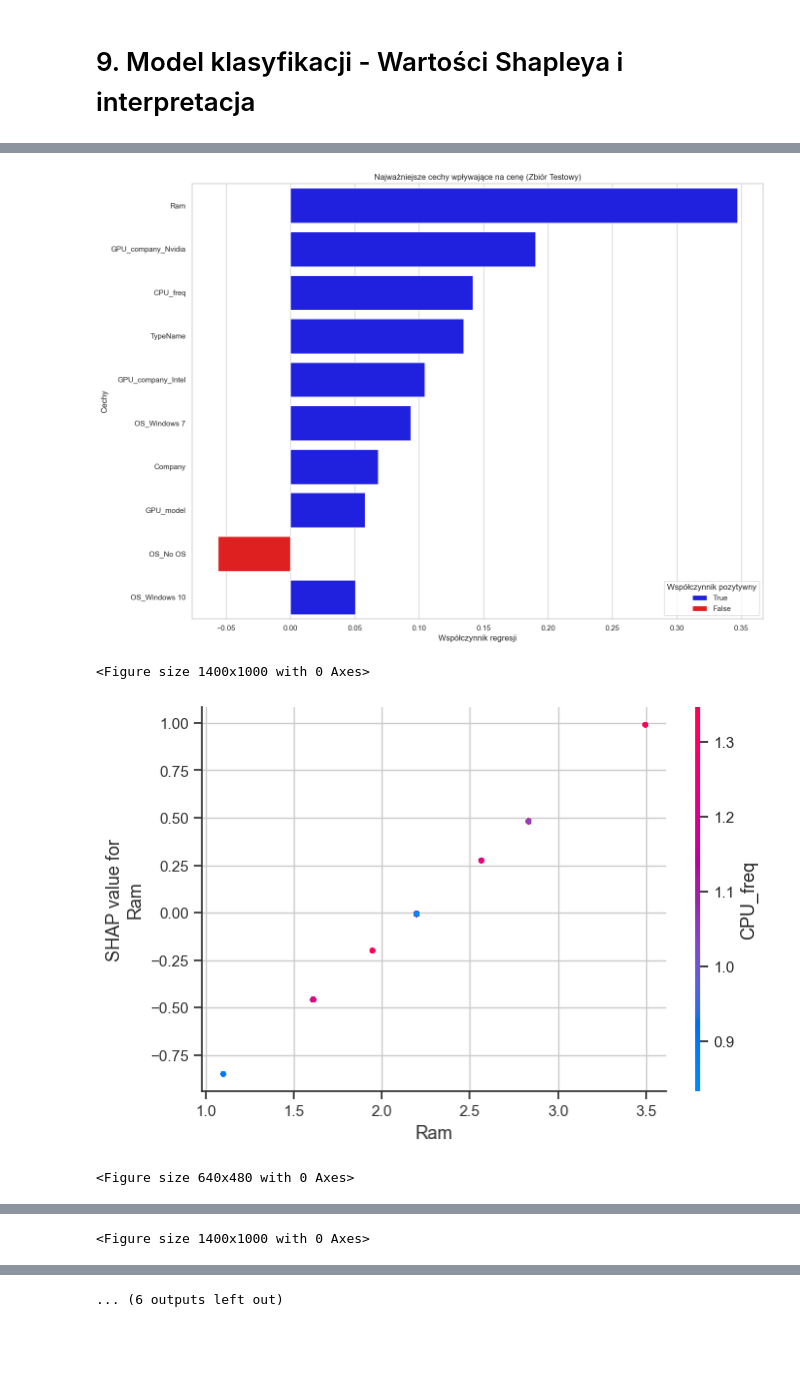
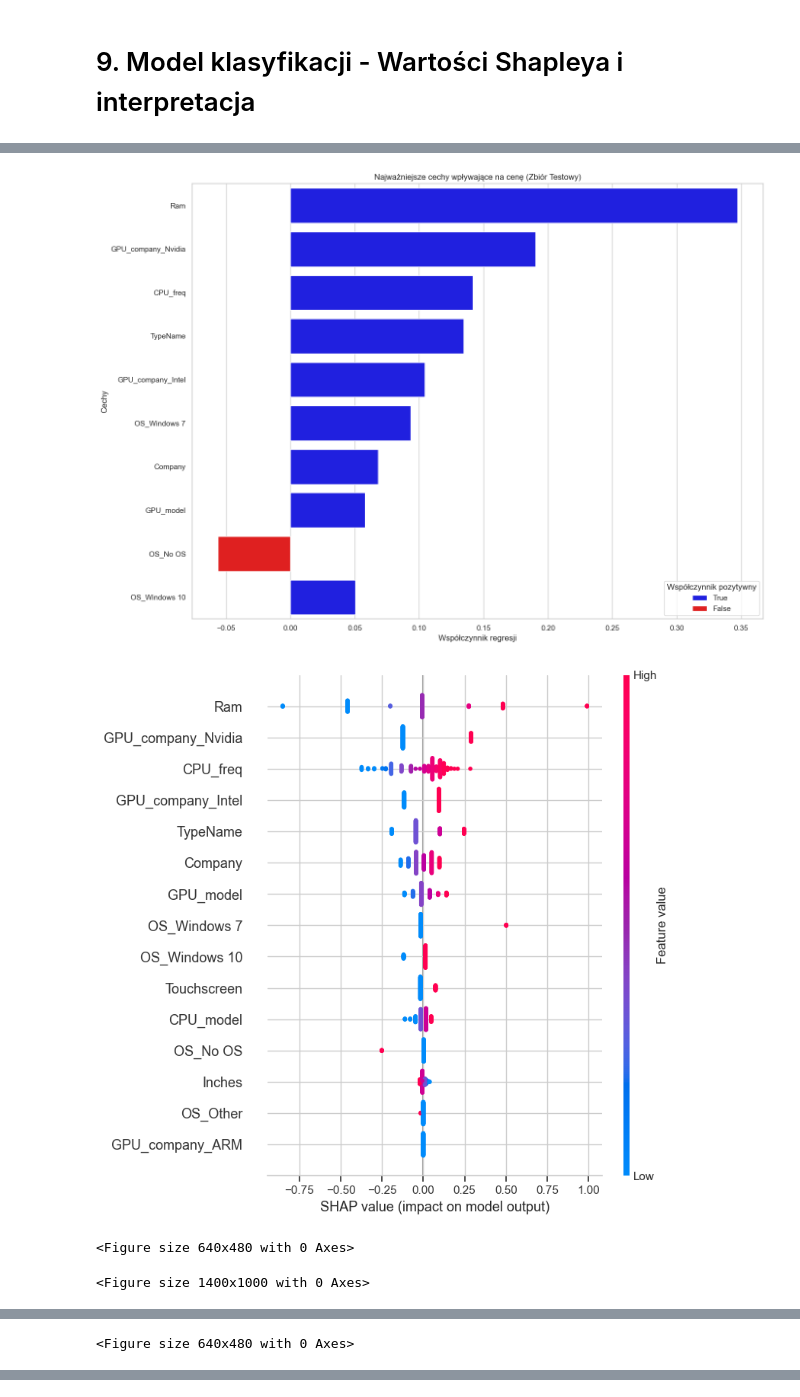
Before and after one commit to Piotr-Goraj/wsb-si-classification, a Jupyter notebook: ai_models_prediction.ipynb, the cells around one changed output, grey strips where cells are left out. Saved outputs shown, nothing was run; the diff lists cells and outputs as text; code cells hidden in the pictures; blank space fills up the shorter version.

```diff
--- a/ai_models_prediction.ipynb
+++ b/ai_models_prediction.ipynb
@@ -889,37 +889,43 @@ plt.legend(title='Współczynnik pozytywny', loc='best')
 plt.tight_layout()
 plt.show()
 
+# Wizualizacja typowego wykresu SHAP (beeswarm)
+plt.figure(figsize=(14, 10))
+shap.summary_plot(shap_values_test, X_test_encoded)
+plt.tight_layout()
+plt.show()
+
 # Tworzenie wykresów zależności SHAP dla top 5 cech w zbiorze testowym
 top_features_test = coefficients_test['Feature'].head(5).values
 for feature in top_features_test:
     if feature in X_test_encoded.columns:
         plt.figure(figsize=(14, 10))
         shap.dependence_plot(feature, shap_values_test.values, X_test_encoded)
         plt.tight_layout()
         plt.show()
     else:
         print(f"Cecha '{feature}' nie istnieje w danych testowych.")
 
 print("\nWnioski:")
 print("- Najważniejsze cechy wpływające na cenę to:", ', '.join(coefficients['Feature'].head(5).values))
 # %% [output]
 Wynik R² na zbiorze testowym: 0.7121513392921521
 Mean Absolute Error (MAE) na zbiorze testowym: 0.25335842963590166
 Root Mean Squared Error (RMSE) na zbiorze testowym: 0.3239999543931189
 
 Najważniejsze cechy wpływające na cenę:
                Feature  Coefficient
 3                  Ram     0.346928
 14  GPU_company_Nvidia     0.190164
 5             CPU_freq     0.141547
 1             TypeName     0.134352
 13   GPU_company_Intel     0.104517
 11        OS_Windows 7     0.093249
 0              Company     0.068324
 7            GPU_model     0.058111
 8             OS_No OS    -0.056071
 10       OS_Windows 10     0.050406
 [figure]
+[figure, new version]
-<Figure size 1400x1000 with 0 Axes>
+<Figure size 640x480 with 0 Axes>
-[figure, old version]
-<Figure size 640x480 with 0 Axes>
+<Figure size 1400x1000 with 0 Axes>
@@ -926 +933 @@ Najważniejsze cechy wpływające na cenę:
-<Figure size 1400x1000 with 0 Axes>
+<Figure size 640x480 with 0 Axes>
@@ -933 +939,0 @@ Najważniejsze cechy wpływające na cenę:
-... (6 outputs left out)
```
Also changed, not shown: parts of 1 cell of this notebook.
